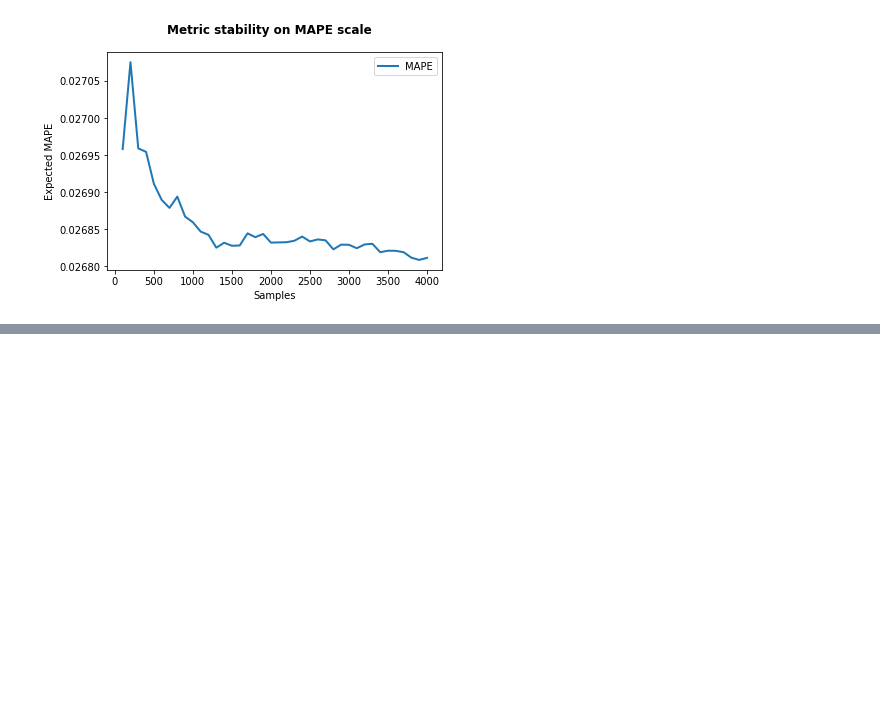
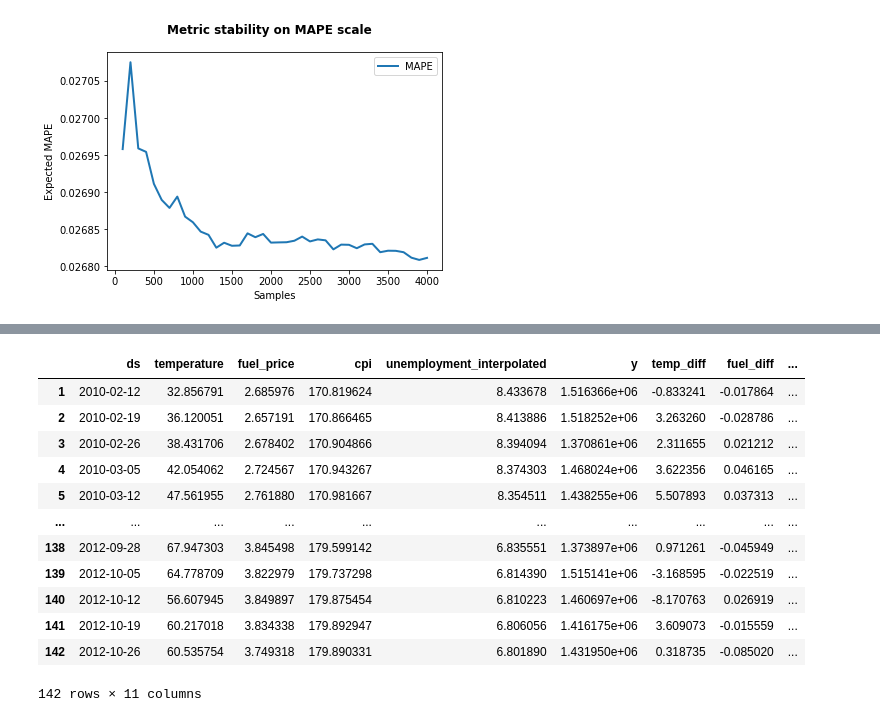
Before and after one commit to leevironty/BSC_thesis, a Jupyter notebook: notebooks/time_metric_times.ipynb, the cells around one changed output, grey strips where cells are left out. Cells and saved outputs as stored; diff of their text form; code cells hidden in the pictures; blank space fills up the shorter version.

```diff
--- a/notebooks/time_metric_times.ipynb
+++ b/notebooks/time_metric_times.ipynb
@@ -314,0 +388,16 @@ plt.show()
+# %%
+datasets['A']
+# %% [output]
+|  | ds | temperature | fuel_price | cpi | unemployment_interpolated | y | temp_diff | fuel_diff | ... |
+| 1 | 2010-02-12 | 32.856791 | 2.685976 | 170.819624 | 8.433678 | 1.516366e+06 | -0.833241 | -0.017864 | ... |
+| 2 | 2010-02-19 | 36.120051 | 2.657191 | 170.866465 | 8.413886 | 1.518252e+06 | 3.263260 | -0.028786 | ... |
+| 3 | 2010-02-26 | 38.431706 | 2.678402 | 170.904866 | 8.394094 | 1.370861e+06 | 2.311655 | 0.021212 | ... |
+| 4 | 2010-03-05 | 42.054062 | 2.724567 | 170.943267 | 8.374303 | 1.468024e+06 | 3.622356 | 0.046165 | ... |
+| 5 | 2010-03-12 | 47.561955 | 2.761880 | 170.981667 | 8.354511 | 1.438255e+06 | 5.507893 | 0.037313 | ... |
+| ... | ... | ... | ... | ... | ... | ... | ... | ... | ... |
+| 138 | 2012-09-28 | 67.947303 | 3.845498 | 179.599142 | 6.835551 | 1.373897e+06 | 0.971261 | -0.045949 | ... |
+| 139 | 2012-10-05 | 64.778709 | 3.822979 | 179.737298 | 6.814390 | 1.515141e+06 | -3.168595 | -0.022519 | ... |
+| 140 | 2012-10-12 | 56.607945 | 3.849897 | 179.875454 | 6.810223 | 1.460697e+06 | -8.170763 | 0.026919 | ... |
+| 141 | 2012-10-19 | 60.217018 | 3.834338 | 179.892947 | 6.806056 | 1.416175e+06 | 3.609073 | -0.015559 | ... |
+| 142 | 2012-10-26 | 60.535754 | 3.749318 | 179.890331 | 6.801890 | 1.431950e+06 | 0.318735 | -0.085020 | ... |
+142 rows × 11 columns
```
Also changed, not shown: parts of 12 cells of this notebook, 4 other files.
